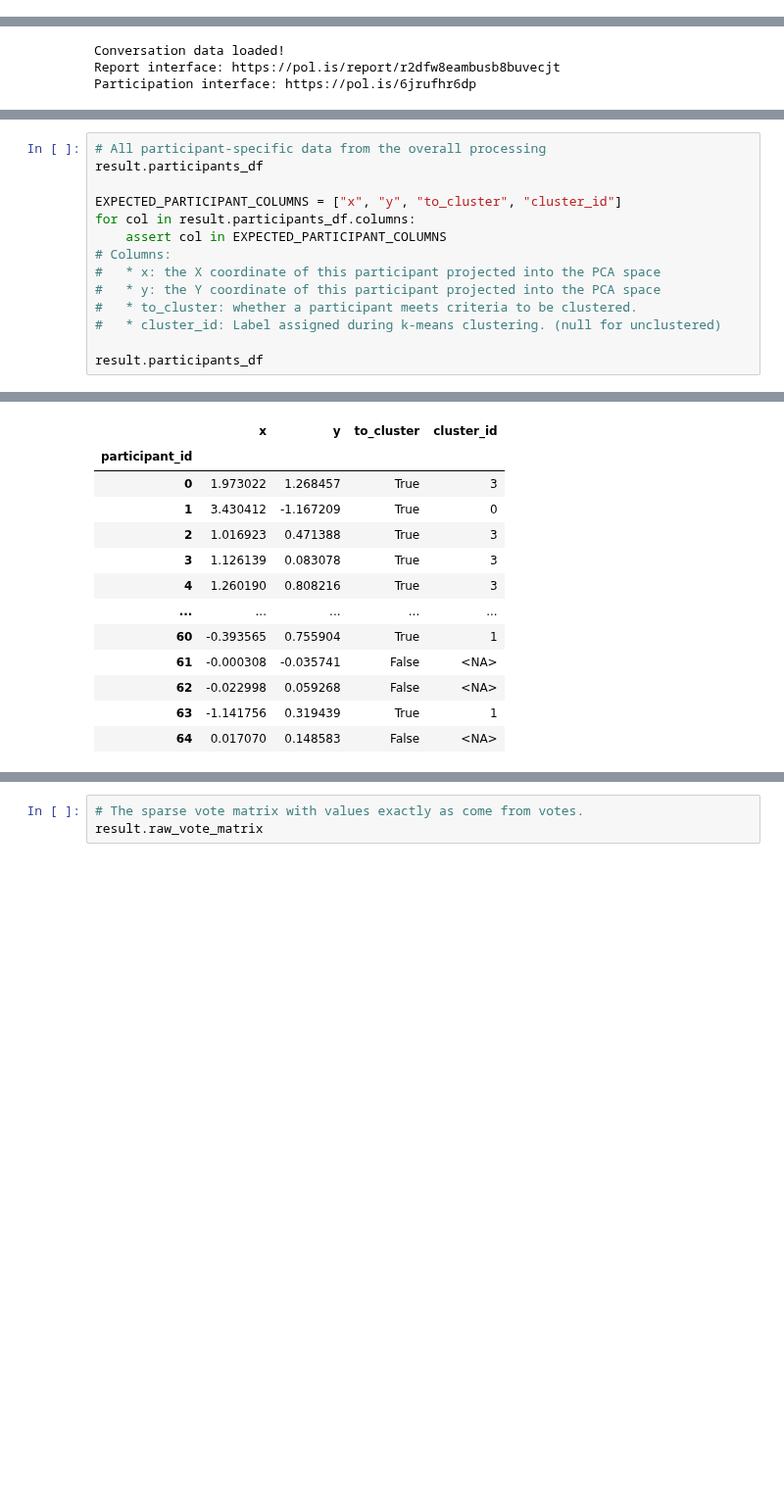
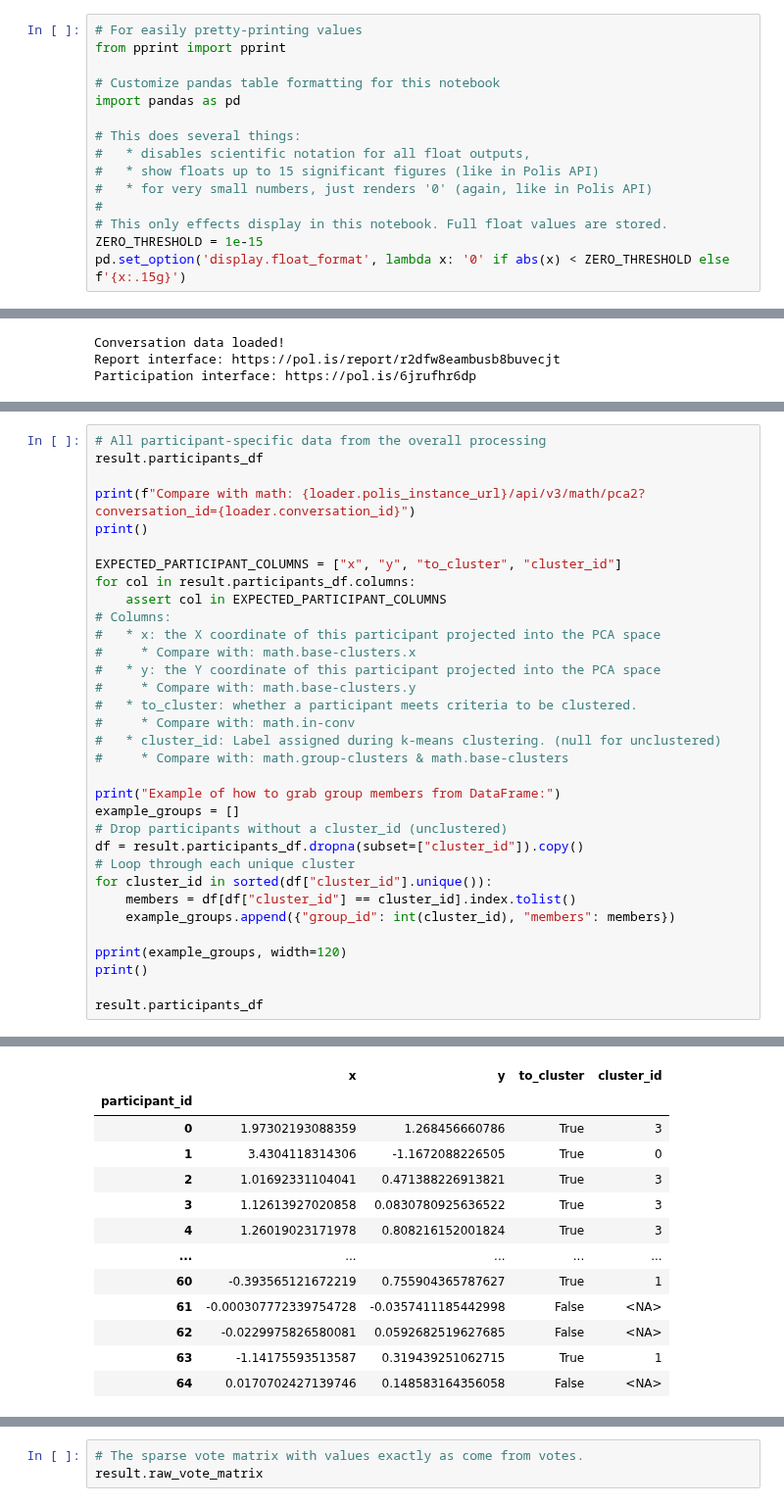
Before and after one commit to takeruhukushima/red-dwarf, a Jupyter notebook: docs/notebooks/polis-implementation-results-docs.ipynb, the cells around one changed output, grey strips where cells are left out. Shown at 98% size. Saved outputs shown, nothing was run; the diff lists cells and outputs as text; blank space fills up the shorter version.

Commit message:
Improved polis-implementation-results-docs notebook

```diff
--- a/docs/notebooks/polis-implementation-results-docs.ipynb
+++ b/docs/notebooks/polis-implementation-results-docs.ipynb
@@ -7,6 +7,21 @@
   Getting requirements to build wheel ... done
   Preparing metadata (pyproject.toml) ... done
   Building wheel for red-dwarf (pyproject.toml) ... done
+# %%
+# For easily pretty-printing values
+from pprint import pprint
+
+# Customize pandas table formatting for this notebook
+import pandas as pd
+
+# This does several things:
+#   * disables scientific notation for all float outputs,
+#   * show floats up to 15 significant figures (like in Polis API)
+#   * for very small numbers, just renders '0' (again, like in Polis API)
+#
+# This only effects display in this notebook. Full float values are stored.
+ZERO_THRESHOLD = 1e-15
+pd.set_option('display.float_format', lambda x: '0' if abs(x) < ZERO_THRESHOLD else f'{x:.15g}')
 # %%
 from reddwarf.data_loader import Loader
 
@@ -114,15 +172,34 @@ result.statements_df
 # %%
 # All participant-specific data from the overall processing
 result.participants_df
+
+print(f"Compare with math: {loader.polis_instance_url}/api/v3/math/pca2?conversation_id={loader.conversation_id}")
+print()
 
 EXPECTED_PARTICIPANT_COLUMNS = ["x", "y", "to_cluster", "cluster_id"]
 for col in result.participants_df.columns:
     assert col in EXPECTED_PARTICIPANT_COLUMNS
 # Columns:
 #   * x: the X coordinate of this participant projected into the PCA space
+#     * Compare with: math.base-clusters.x
 #   * y: the Y coordinate of this participant projected into the PCA space
+#     * Compare with: math.base-clusters.y
 #   * to_cluster: whether a participant meets criteria to be clustered.
+#     * Compare with: math.in-conv
 #   * cluster_id: Label assigned during k-means clustering. (null for unclustered)
+#     * Compare with: math.group-clusters & math.base-clusters
+
+print("Example of how to grab group members from DataFrame:")
+example_groups = []
+# Drop participants without a cluster_id (unclustered)
+df = result.participants_df.dropna(subset=["cluster_id"]).copy()
+# Loop through each unique cluster
+for cluster_id in sorted(df["cluster_id"].unique()):
+    members = df[df["cluster_id"] == cluster_id].index.tolist()
+    example_groups.append({"group_id": int(cluster_id), "members": members})
+
+pprint(example_groups, width=120)
+print()
 
 result.participants_df
 # %% [output]
@@ -129,13 +214,13 @@ result.participants_df
 |  | x | y | to_cluster | cluster_id |
 | participant_id |  |  |  |  |
-| 0 | 1.973022 | 1.268457 | True | 3 |
-| 1 | 3.430412 | -1.167209 | True | 0 |
-| 2 | 1.016923 | 0.471388 | True | 3 |
-| 3 | 1.126139 | 0.083078 | True | 3 |
-| 4 | 1.260190 | 0.808216 | True | 3 |
+| 0 | 1.97302193088359 | 1.268456660786 | True | 3 |
+| 1 | 3.4304118314306 | -1.1672088226505 | True | 0 |
+| 2 | 1.01692331104041 | 0.471388226913821 | True | 3 |
+| 3 | 1.12613927020858 | 0.0830780925636522 | True | 3 |
+| 4 | 1.26019023171978 | 0.808216152001824 | True | 3 |
 | ... | ... | ... | ... | ... |
-| 60 | -0.393565 | 0.755904 | True | 1 |
-| 61 | -0.000308 | -0.035741 | False | <NA> |
-| 62 | -0.022998 | 0.059268 | False | <NA> |
-| 63 | -1.141756 | 0.319439 | True | 1 |
-| 64 | 0.017070 | 0.148583 | False | <NA> |
+| 60 | -0.393565121672219 | 0.755904365787627 | True | 1 |
+| 61 | -0.000307772339754728 | -0.0357411185442998 | False | <NA> |
+| 62 | -0.0229975826580081 | 0.0592682519627685 | False | <NA> |
+| 63 | -1.14175593513587 | 0.319439251062715 | True | 1 |
+| 64 | 0.0170702427139746 | 0.148583164356058 | False | <NA> |
```
Also changed, not shown: parts of 6 cells of this notebook.
